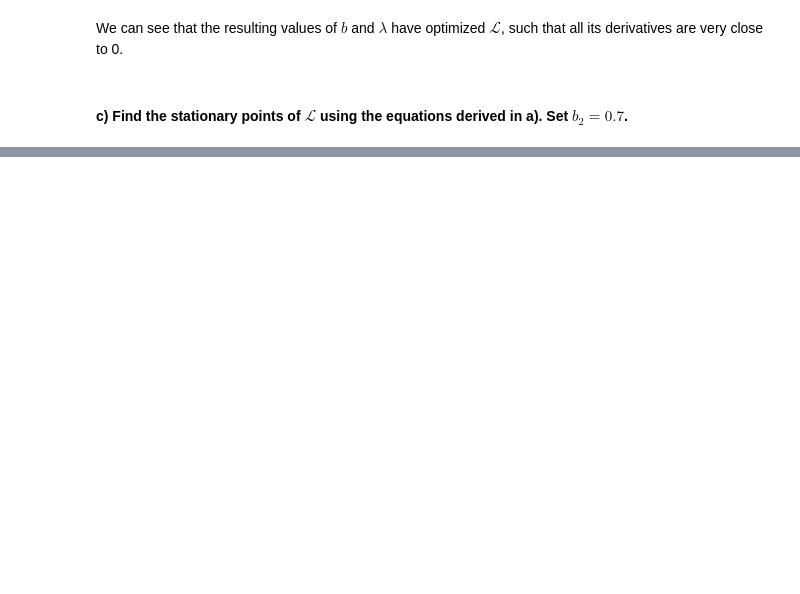
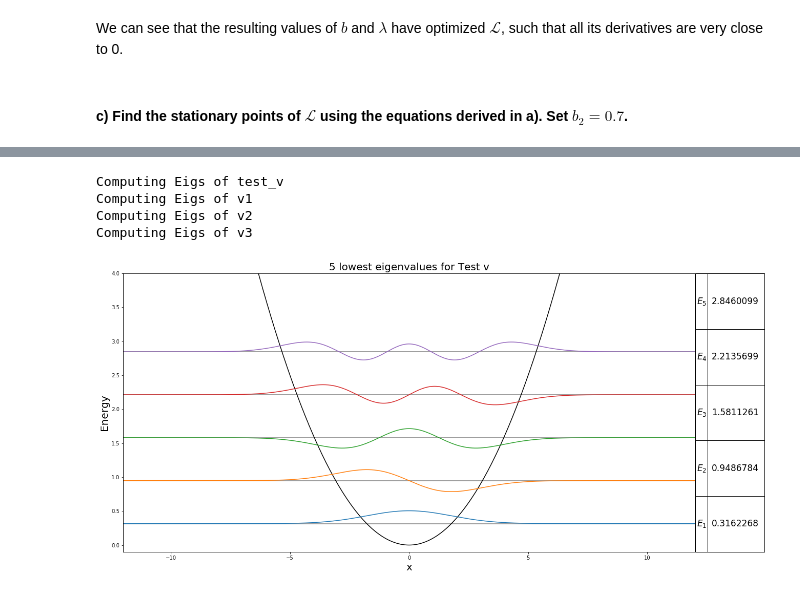
Before and after one commit to jonathanGB/am205, a Jupyter notebook: 5/AM205_HW5.ipynb, the cells around one changed output, grey strips where cells are left out. Drawn from its saved outputs; the diff is of its cells as text; code cells hidden in the pictures; blank space fills up the shorter version.

```diff
--- a/5/AM205_HW5.ipynb
+++ b/5/AM205_HW5.ipynb
@@ -486,0 +594,17 @@ Again, we can see that the resulting values of $b$ and $\lambda$ have optimized
+# %%
+print("Computing Eigs of test_v")
+eigs_test_v = np.linalg.eig(M_test_v)
+
+print("Computing Eigs of v1")
+eigs_v1 = np.linalg.eig(M_v1)
+
+print("Computing Eigs of v2")
+eigs_v2 = np.linalg.eig(M_v2)
+
+print("Computing Eigs of v3")
+eigs_v3 = np.linalg.eig(M_v3)
+# %% [output]
+Computing Eigs of test_v
+Computing Eigs of v1
+Computing Eigs of v2
+Computing Eigs of v3
@@ -486,0 +631,30 @@ Again, we can see that the resulting values of $b$ and $\lambda$ have optimized
+# %%
+def display_eigs(lowest_eigs, v, v_name, ylim):
+    lowest_vals, lowest_vecs = lowest_eigs
+
+    xs = [-12. + i*delta_x for i in range(1921)]
+    vs = [v(x) for x in xs]
+
+    plt.figure(figsize=(20,10))
+    plt.title("5 lowest eigenvalues for " + v_name, fontsize=20)
+    plt.xlim(-12, 12)
+    plt.ylim(-0.1, ylim)
+    plt.xlabel("x", fontsize=20)
+    plt.ylabel("Energy", fontsize=20)
+    plt.plot(xs, vs, color="k")
+
+    for val in lowest_vals:
+        plt.axhline(val, color="k", alpha=0.5)
+
+    plt.table(cellText=np.matrix(list(reversed(lowest_vals))).T.tolist(),
+              bbox=[1.022, 0, .1, 1],
+                  rowLabels=[r'$E_{%d}$' % i for i in (5, 4, 3, 2, 1)],
+                  loc='right').set_fontsize(20)
+
+    for i in range(len(lowest_vals)):
+        ys = [3 * lowest_vec_ij + lowest_vals[i] for lowest_vec_ij in lowest_vecs[i]]
+        plt.plot(xs, ys)
+# %%
+display_eigs(lowest_eigs_test_v, test_v, "Test v", 4)
+# %% [output]
+[figure, added]
```
Also changed, not shown: parts of 20 cells of this notebook.
